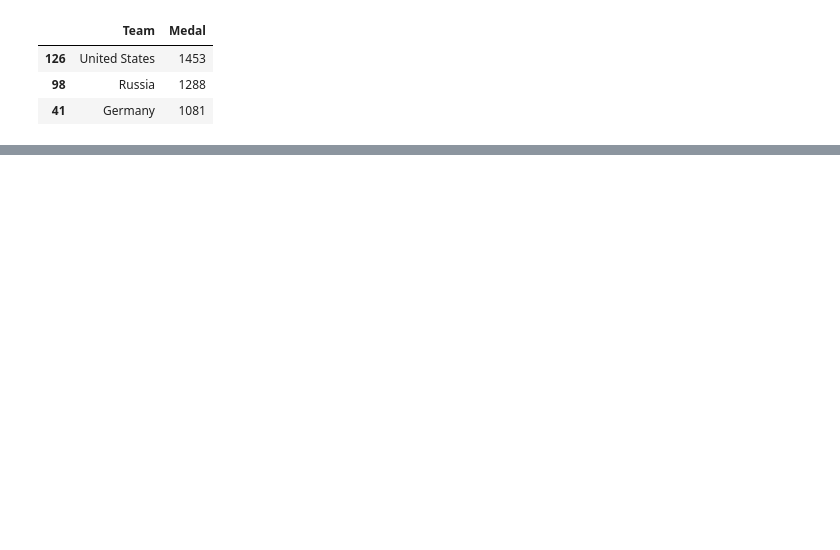
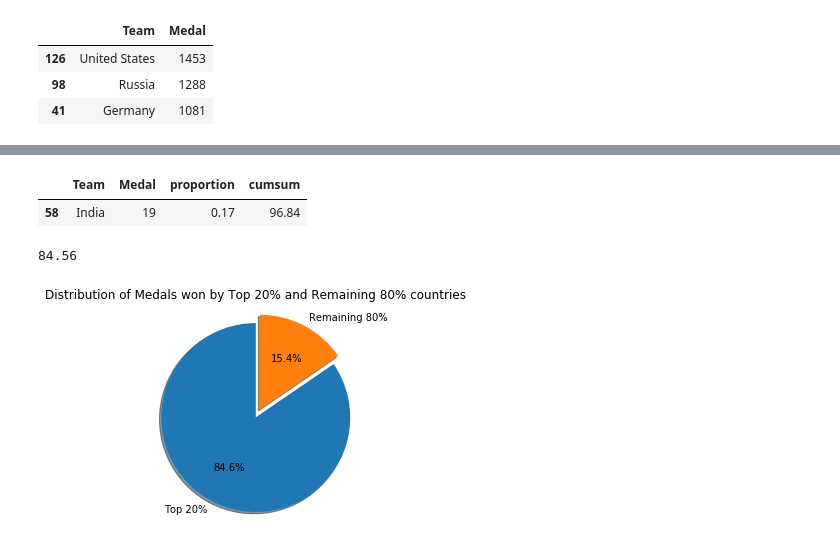
Before and after one commit to Rajivh/Olympic_games_EDA, a Jupyter notebook: India@Olympics.ipynb, the cells around one changed output, grey strips where cells are left out. Saved outputs shown, nothing was run; the diff lists cells and outputs as text; code cells hidden in the pictures; blank space fills up the shorter version.

```diff
--- a/India@Olympics.ipynb
+++ b/India@Olympics.ipynb
@@ -234,0 +223,9 @@ plt.show()
+# %%
+medal_list_total[medal_list_total['Team']=='India']
+## First revelation was that India is at a not so bad 58th position among 134 countries (there could be many more
+## countries categorized under the Others entry which might push up or down India's position - but may be not much).
+## I was always under the impression that India would be at the bottom of the table - indicates that your perceptions
+## weighed down by expectations can cloud reality.
+# %% [output]
+|  | Team | Medal | proportion | cumsum |
+| 58 | India | 19 | 0.17 | 96.84 |
@@ -235 +240,18 @@ plt.show()
+# %%
+top_20_cumsum
+# %% [output]
+84.56
+# %%
+labels = 'Top 20%', 'Remaining 80%'
+sizes = [top_20_cumsum, 100 - top_20_cumsum]
+explode = (0.1,  0)
+
+fig1, ax1 = plt.subplots()
+ax1.pie(sizes, explode=explode, labels=labels, autopct='%1.1f%%', shadow=True, startangle=90)
+ax1.axis('equal')  # Equal aspect ratio ensures that pie is drawn as a circle.
+
+ax1.set(aspect="equal", title='Distribution of Medals won by Top 20% and Remaining 80% countries')
+plt.show()
+# %% [output]
+[figure, added]
 # %%
```
Also changed, not shown: parts of 24 cells of this notebook.
